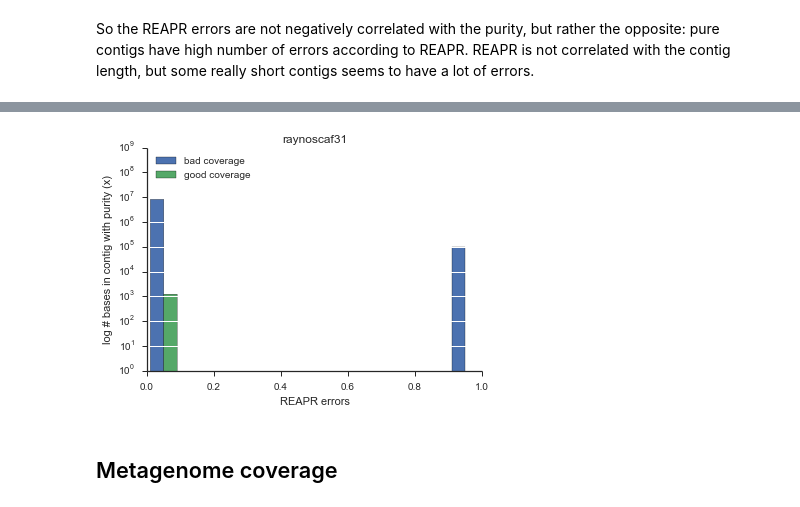
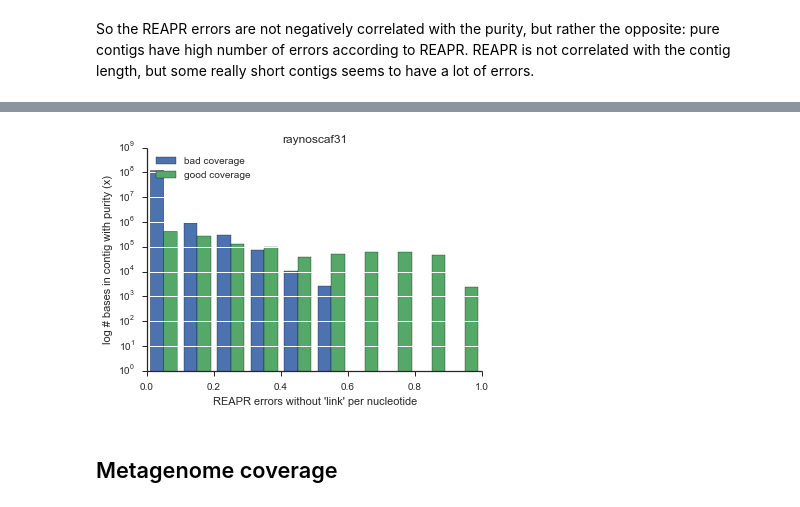
Before and after one commit to alneberg/masmvali-publication, a Jupyter notebook: notebooks/LIMS1884-filtered-pairs-assemblies-2.ipynb, the cells around one changed output, grey strips where cells are left out. Saved outputs shown, nothing was run; the diff lists cells and outputs as text; code cells hidden in the pictures.

Commit message:
Explored the REAPR results a bit further.

```diff
--- a/notebooks/LIMS1884-filtered-pairs-assemblies-2.ipynb
+++ b/notebooks/LIMS1884-filtered-pairs-assemblies-2.ipynb
@@ -351,7 +351,7 @@ ax.set_xlim(0.0, 1.0)
 rns31_path = "/Users/johannesalneberg/Desktop/milou_proj/nobackup/projects/metassemble_validation/LIMS1884_even/REAPR/assemblies/ray/noscaf/noscaf_31/"
 # The converter changes the renamed contings back to the original name
 creapr = pd.read_table(os.path.join(rns31_path, "reapr_out/05.summary.stats.tsv"),
-                       converters = {0: lambda x: "-".join(x.split('_')[0:2])}).sort("contig")
+                       converters = {0: lambda x: "-".join(x.split('_')[0:2])})
 creapr.head()
 # %% [output]
 |  | #id | length | errors | errors_length | perfect_cov | perfect_cov_length | repeat | repeat_length | ... |
@@ -395,0 +435,31 @@ So the REAPR errors are not negatively correlated with the purity, but rather th
+# %%
+sns.set_style("white", {'xtick.major.size': 5, 'ytick.major.size': 5})
+mpl.rcParams['figure.figsize'] = 6, 4
+
+f, ax = plt.subplots(1, 1)
+
+reapr_errors = creapr["errors"]
+reapr_errors = reapr_errors.drop("WHOLE-ASSEMBLY")
+goodcov = np.array((rns31cov["cov_mean_sample_0"] > 60) & (rns31cov["percentage_covered_sample_0"] > 90))
+longc = rns31purdf["contig_length"] >= 1000
+ax.hist([reapr_errors[longc & ~goodcov],
+         reapr_errors[longc & goodcov]],
+         weights=[rns31purdf[longc & ~goodcov]["contig_length"],
+                  rns31purdf[longc & goodcov]["contig_length"]], log=1, range=[0.0,1.0], label=["bad coverage","good coverage"],
+         align='mid')
+ax.legend()
+ax.set_title("raynoscaf31")
+ax.set_ylabel("log # bases in contig with purity (x)")
+ax.set_xlabel("REAPR errors")
+ax.set_ylim(1,1e09)
+
+
+# THIS IS WRONG, BUT I CAN'T GET IT TO WORK:
+ax.set_xlim(0.0, 1.0)
+
+
+handles, labels = ax.get_legend_handles_labels()
+ax.legend(handles, labels, numpoints=1, loc='upper left')
+ax.yaxis.grid(True, c='white')
+ax.set_axisbelow(False)
+sns.despine()
@@ -395,0 +472,7 @@ So the REAPR errors are not negatively correlated with the purity, but rather th
+# %%
+cols_no_link = [col for col in creapr.columns if col not in ["link", "errors", "#id", "length", "errors_no_link", "errors_no_link_per_nt"]]
+creapr_no_link = creapr[cols_no_link]
+creapr_no_link.head()
+creapr["errors_no_link"] = creapr["errors"] - creapr["link"]
+creapr["errors_no_link_per_nt"] = creapr.errors_no_link.divide(rns31purdf.contig_length)
+creapr.head()
@@ -396,31 +523,31 @@ So the REAPR errors are not negatively correlated with the purity, but rather th
 # %%
 sns.set_style("white", {'xtick.major.size': 5, 'ytick.major.size': 5})
 mpl.rcParams['figure.figsize'] = 6, 4
 
 f, ax = plt.subplots(1, 1)
 
-reapr_errors = creapr["errors"]
+reapr_errors = creapr["errors_no_link_per_nt"]
 reapr_errors = reapr_errors.drop("WHOLE-ASSEMBLY")
 goodcov = np.array((rns31cov["cov_mean_sample_0"] > 60) & (rns31cov["percentage_covered_sample_0"] > 90))
 longc = rns31purdf["contig_length"] >= 1000
 ax.hist([reapr_errors[longc & ~goodcov],
          reapr_errors[longc & goodcov]],
          weights=[rns31purdf[longc & ~goodcov]["contig_length"],
                   rns31purdf[longc & goodcov]["contig_length"]], log=1, range=[0.0,1.0], label=["bad coverage","good coverage"],
          align='mid')
 ax.legend()
 ax.set_title("raynoscaf31")
 ax.set_ylabel("log # bases in contig with purity (x)")
-ax.set_xlabel("REAPR errors")
+ax.set_xlabel("REAPR errors without 'link' per nucleotide")
 ax.set_ylim(1,1e09)
 ax.set_xlim(0.0, 1.0)
 handles, labels = ax.get_legend_handles_labels()
 ax.legend(handles, labels, numpoints=1, loc='upper left')
 ax.yaxis.grid(True, c='white')
 ax.set_axisbelow(False)
 sns.despine()
 # %% [output]
-[figure, old version]
+[figure, new version]
 # %% [markdown]
 ## Metagenome coverage
 # %%
```
Also changed, not shown: parts of 10 cells of this notebook.
